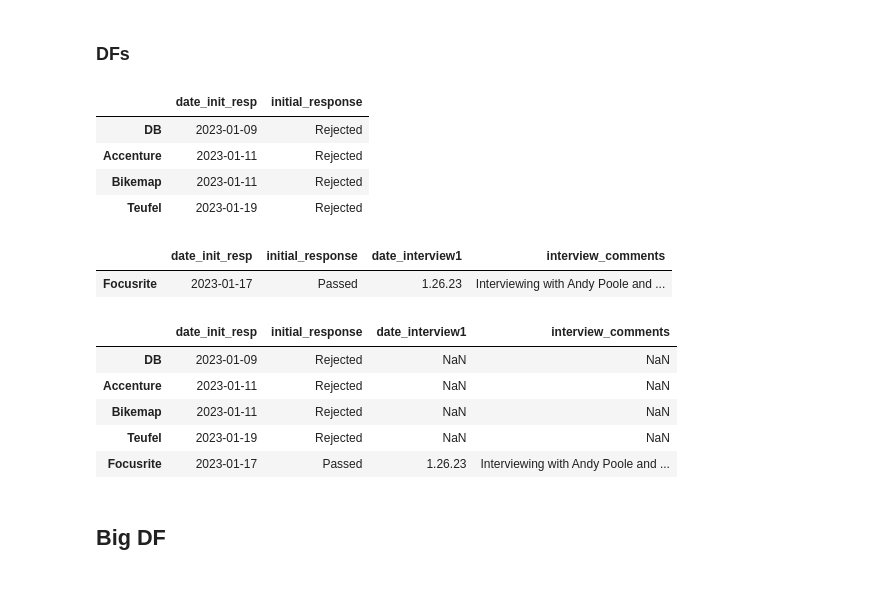
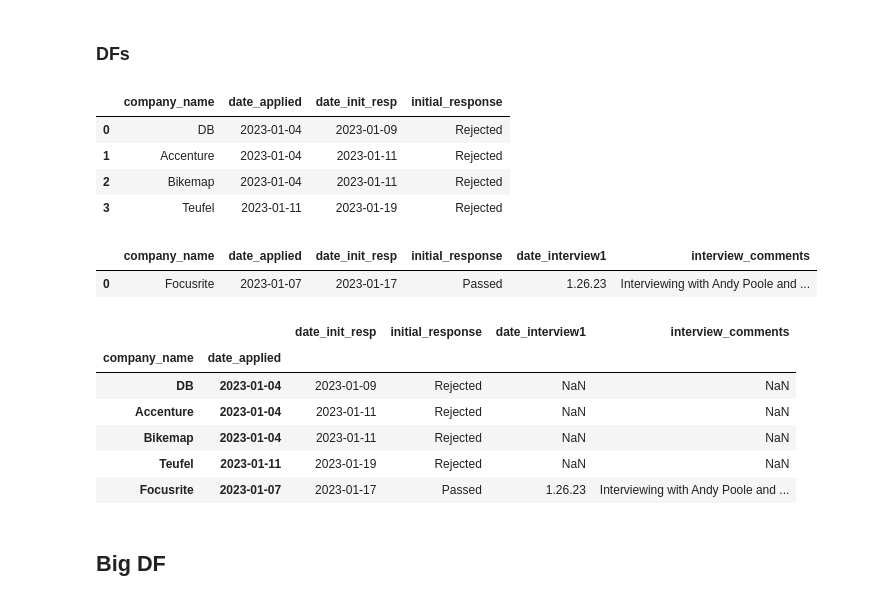
Before and after one commit to emilycardwell/my-jobs, a Jupyter notebook: jobs.ipynb, the cells around one changed output. Cells and saved outputs as stored; diff of their text form; code cells hidden in the pictures.

Commit message:
revamped df insertion, multi-indexing, applied to 1 job

```diff
--- a/jobs.ipynb
+++ b/jobs.ipynb
@@ -156,60 +150,52 @@ responses_cols
 # %% [markdown]
 #### Rejections
 # %%
-rejections_idx = []
+db_fr = ['DB', '2023-01-04', np.datetime64('2023-01-09'), 'Rejected']
 
-db_fr = [np.datetime64('2023-01-09'), 'Rejected']
-rejections_idx.append('DB')
+accenture_fr = ['Accenture', '2023-01-04', np.datetime64('2023-01-11'), 'Rejected']
 
-accenture_fr = [np.datetime64('2023-01-11'), 'Rejected']
-rejections_idx.append('Accenture')
+bikemap_fr = ['Bikemap', '2023-01-04', np.datetime64('2023-01-11'), 'Rejected']
 
-bikemap_fr = [np.datetime64('2023-01-11'), 'Rejected']
-rejections_idx.append('Bikemap')
-
-teufel_fr = [np.datetime64('2023-01-19'), 'Rejected']
-rejections_idx.append('Teufel')
+teufel_fr = ['Teufel', '2023-01-11', np.datetime64('2023-01-19'), 'Rejected']
 # %%
 rejections = [db_fr, accenture_fr, bikemap_fr, teufel_fr]
 # %% [markdown]
 #### First Interviews
 # %%
-fi_idx = []
-
 focusrite_fr = [
-    np.datetime64('2023-01-17'), "Passed", '1.26.23',
+    'Focusrite', '2023-01-07', np.datetime64('2023-01-17'), "Passed", '1.26.23',
     'Interviewing with Andy Poole and Felix Beu'
 ]
-fi_idx.append("Focusrite")
 # %%
 interviews = [focusrite_fr]
 # %% [markdown]
 ### DFs
 # %%
-fr_rej_df = pd.DataFrame(rejections, index=rejections_idx, columns=responses_cols[:2])
+fr_rej_df = pd.DataFrame(rejections, columns=responses_cols[:4])
 fr_rej_df
 # %% [output]
-|  | date_init_resp | initial_response |
-| DB | 2023-01-09 | Rejected |
-| Accenture | 2023-01-11 | Rejected |
-| Bikemap | 2023-01-11 | Rejected |
-| Teufel | 2023-01-19 | Rejected |
+|  | company_name | date_applied | date_init_resp | initial_response |
+| 0 | DB | 2023-01-04 | 2023-01-09 | Rejected |
+| 1 | Accenture | 2023-01-04 | 2023-01-11 | Rejected |
+| 2 | Bikemap | 2023-01-04 | 2023-01-11 | Rejected |
+| 3 | Teufel | 2023-01-11 | 2023-01-19 | Rejected |
 # %%
-fr_pass_s = pd.DataFrame(interviews, index=fi_idx, columns=responses_cols[:4])
+fr_pass_s = pd.DataFrame(interviews, columns=responses_cols[:6])
 fr_pass_s
 # %% [output]
-|  | date_init_resp | initial_response | date_interview1 | interview_comments |
-| Focusrite | 2023-01-17 | Passed | 1.26.23 | Interviewing with Andy Poole and ... |
+|  | company_name | date_applied | date_init_resp | initial_response | date_interview1 | interview_comments |
+| 0 | Focusrite | 2023-01-07 | 2023-01-17 | Passed | 1.26.23 | Interviewing with Andy Poole and ... |
 # %%
-responses_df = pd.concat([fr_rej_df, fr_pass_s],)
+responses_df = pd.concat([fr_rej_df, fr_pass_s]).set_index(['company_name', 'date_applied'])
 responses_df
 # %% [output]
-|  | date_init_resp | initial_response | date_interview1 | interview_comments |
-| DB | 2023-01-09 | Rejected | NaN | NaN |
-| Accenture | 2023-01-11 | Rejected | NaN | NaN |
-| Bikemap | 2023-01-11 | Rejected | NaN | NaN |
-| Teufel | 2023-01-19 | Rejected | NaN | NaN |
-| Focusrite | 2023-01-17 | Passed | 1.26.23 | Interviewing with Andy Poole and ... |
+|  |  | date_init_resp | initial_response | date_interview1 | interview_comments |
+| company_name | date_applied |  |  |  |  |
+| DB | 2023-01-04 | 2023-01-09 | Rejected | NaN | NaN |
+| Accenture | 2023-01-04 | 2023-01-11 | Rejected | NaN | NaN |
+| Bikemap | 2023-01-04 | 2023-01-11 | Rejected | NaN | NaN |
+| Teufel | 2023-01-11 | 2023-01-19 | Rejected | NaN | NaN |
+| Focusrite | 2023-01-07 | 2023-01-17 | Passed | 1.26.23 | Interviewing with Andy Poole and ... |
 # %% [markdown]
 ## Big DF
 # %%
```
Also changed, not shown: parts of 11 cells of this notebook.
